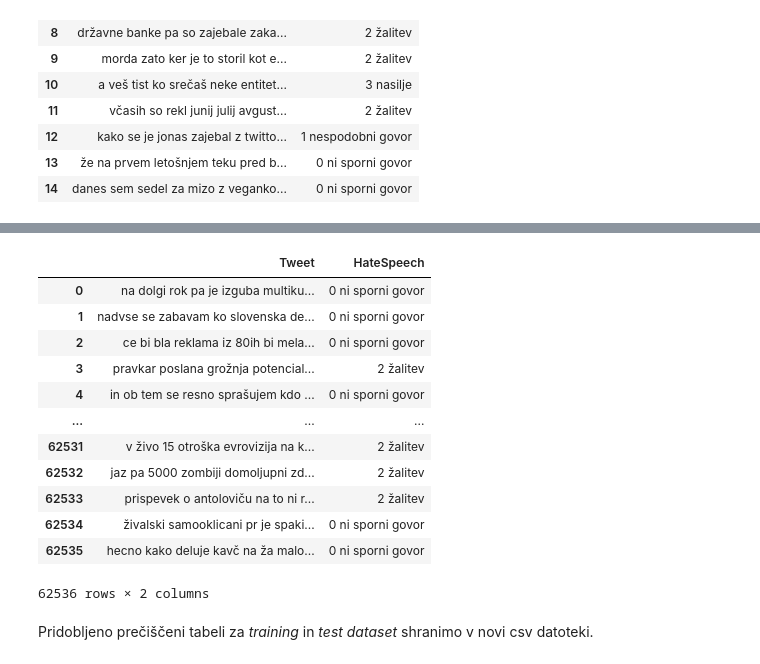
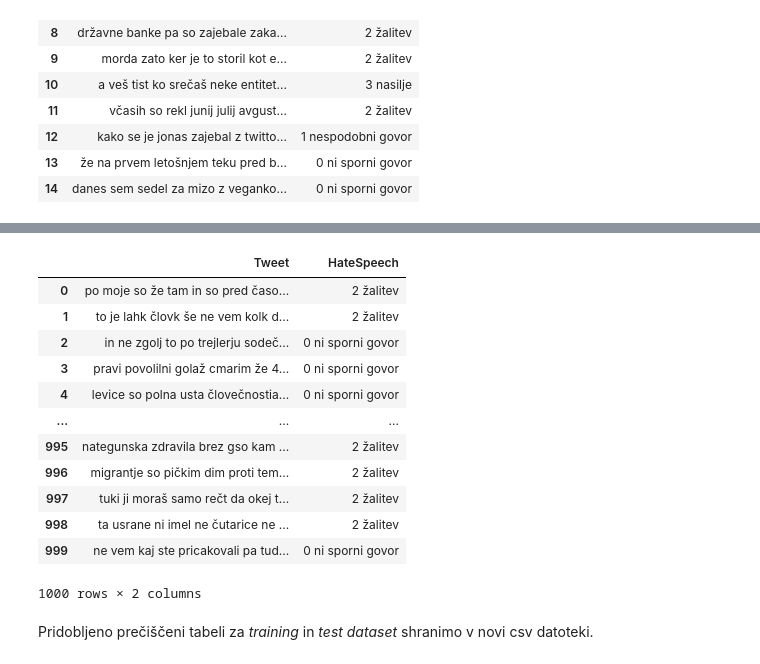
Before and after one commit to ncirar/diploma, a Jupyter notebook: Code/HateSpeech/1 Pridobivanje in preprocesiranje podatkov - Sovražni govor.ipynb, the cells around one changed output, grey strips where cells are left out. Cells and saved outputs as stored; diff of their text form; code cells hidden in the pictures.

Commit message:
Changed test and evaluation dataset, trained the model for sentiment and hate speech classification

```diff
--- a/Code/HateSpeech/1 Pridobivanje in preprocesiranje podatkov - Sovražni govor.ipynb
+++ b/Code/HateSpeech/1 Pridobivanje in preprocesiranje podatkov - Sovražni govor.ipynb
@@ -36,7 +36,7 @@ User uploaded file "IMSyPP_SI_anotacije_training-clarin.csv" with length 4481908
 import csv
 corpus = []
 
-with open('IMSyPP_SI_anotacije_training-clarin.csv', 'r') as f:
+with open('IMSyPP_SI_anotacije_training-clarin.csv', 'r', encoding='utf-8') as f:
     lineReader = csv.reader(f, delimiter=',', quotechar="\"")
     for row in lineReader:
         if row:
@@ -98,7 +98,7 @@ User uploaded file "hateSpeechTweet.txt" with length 12806919 bytes
 import re
 import csv
 
-with open('hateSpeechTweet.txt', 'r') as f:
+with open('hateSpeechTweet.txt', 'r', encoding='utf-8') as f:
   lineReader = csv.reader(f, delimiter=',', quotechar="\"")
   for row in lineReader:
     if row:
@@ -352,3 +352,5 @@ test.head(15)
 | 12 | kako se je jonas zajebal z twitto... | 1 nespodobni govor |
 | 13 | že na prvem letošnjem teku pred b... | 0 ni sporni govor |
 | 14 | danes sem sedel za mizo z veganko... | 0 ni sporni govor |
+# %%
+evaluation = df[1001:2001]
@@ -361,19 +383,19 @@ train.shape
 # %%
-train.reset_index(drop=True)
+evaluation.reset_index(drop=True)
 # %% [output]
 |  | Tweet | HateSpeech |
-| 0 | na dolgi rok pa je izguba multiku... | 0 ni sporni govor |
-| 1 | nadvse se zabavam ko slovenska de... | 0 ni sporni govor |
-| 2 | ce bi bla reklama iz 80ih bi mela... | 0 ni sporni govor |
-| 3 | pravkar poslana grožnja potencial... | 2 žalitev |
-| 4 | in ob tem se resno sprašujem kdo ... | 0 ni sporni govor |
+| 0 | po moje so že tam in so pred časo... | 2 žalitev |
+| 1 | to je lahk človk še ne vem kolk d... | 2 žalitev |
+| 2 | in ne zgolj to po trejlerju sodeč... | 0 ni sporni govor |
+| 3 | pravi povolilni golaž cmarim že 4... | 0 ni sporni govor |
+| 4 | levice so polna usta človečnostia... | 0 ni sporni govor |
 | ... | ... | ... |
-| 62531 | v živo 15 otroška evrovizija na k... | 2 žalitev |
-| 62532 | jaz pa 5000 zombiji domoljupni zd... | 2 žalitev |
-| 62533 | prispevek o antoloviču na to ni r... | 2 žalitev |
-| 62534 | živalski samooklicani pr je spaki... | 0 ni sporni govor |
-| 62535 | hecno kako deluje kavč na ža malo... | 0 ni sporni govor |
+| 995 | nategunska zdravila brez gso kam ... | 2 žalitev |
+| 996 | migrantje so pičkim dim proti tem... | 2 žalitev |
+| 997 | tuki ji moraš samo rečt da okej t... | 2 žalitev |
+| 998 | ta usrane ni imel ne čutarice ne ... | 2 žalitev |
+| 999 | ne vem kaj ste pricakovali pa tud... | 0 ni sporni govor |
-62536 rows × 2 columns
+1000 rows × 2 columns
 # %% [markdown]
 Pridobljeno prečiščeni tabeli za *training* in *test dataset* shranimo v novi csv datoteki.
 # %%
```
Also changed, not shown: parts of 9 cells of this notebook, 22 other files.
